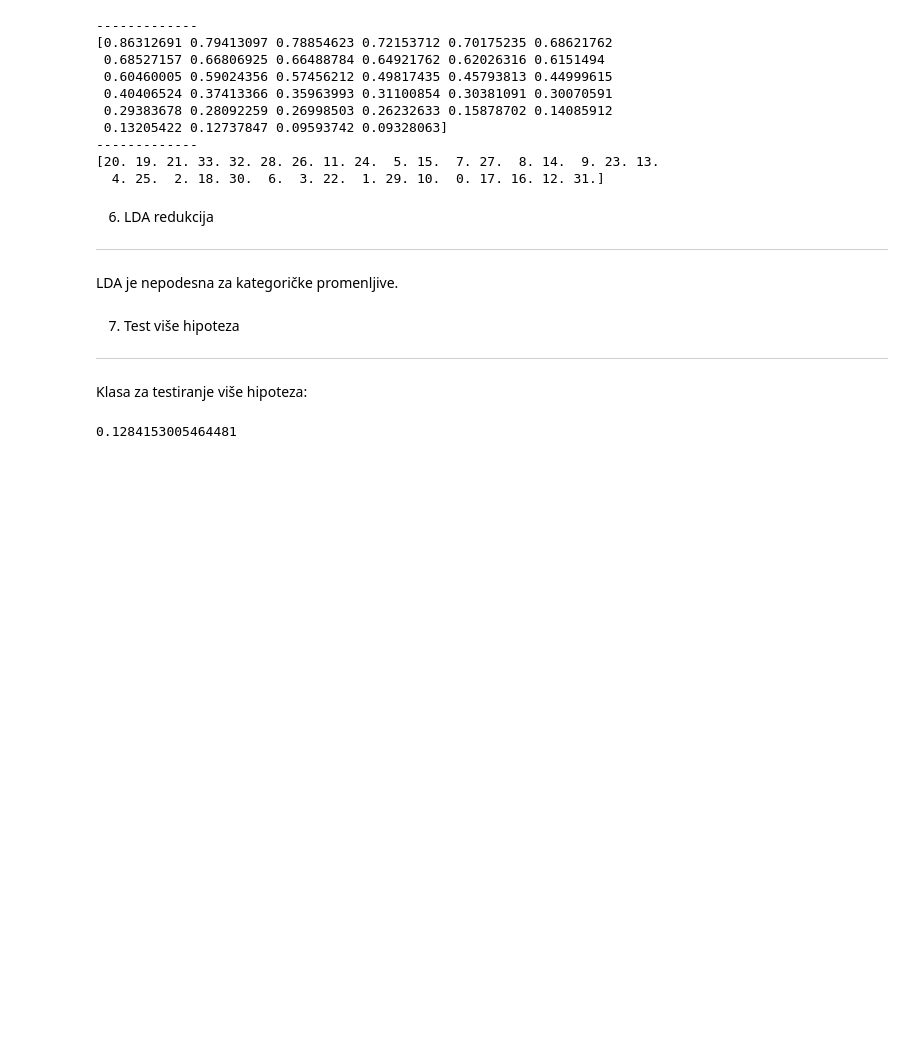
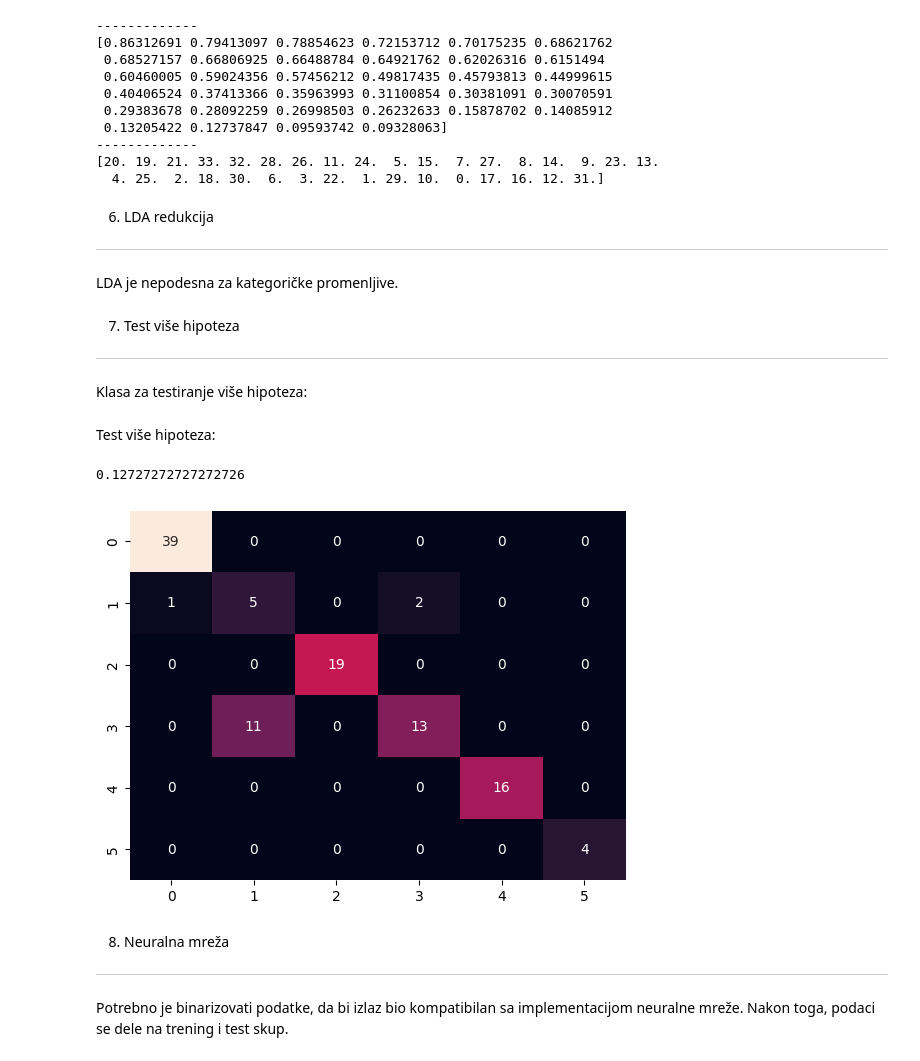
Before and after one commit to dyc0/SOM_projekat, a Jupyter notebook: main.ipynb, the cells around one changed output. Cells and saved outputs as stored; diff of their text form; code cells hidden in the pictures; blank space fills up the shorter version.

```diff
--- a/main.ipynb
+++ b/main.ipynb
@@ -315,27 +317,25 @@ class MultipleHypothesis:
             if self.clss[i] != test_classes.iloc[i]: # RUŽNO!!! Treba da oba budu isti tip, ne ovako
                 ercount += 1
         return float(ercount)/len(self.clss)
-# %%
-proportion = 0.7    # Udeo trening skupa u podacima
-
-#Deljenje podataka na trening i test
-index_permutation = rnd.permutation(D.shape[0])
-training_indices = index_permutation[0:int(proportion*D.shape[0])]
-testing_indices = index_permutation[int(proportion*D.shape[0]):]
-
-D_train = D.iloc[training_indices]
-C_train = C.iloc[training_indices]
-D_test = D.copy()#D.iloc[testing_indices]
-C_test = C.copy()#C.iloc[testing_indices]
-
-# Test više hipoteza
-mh = MultipleHypothesis()
-mh.train(D_train,C_train)
-C_approx = mh.test(D_test, C_test)
-
-print(mh.evaluate(C_test))
-# %% [output]
-0.1284153005464481
+# %% [markdown]
+Test više hipoteza:
+# %%
+D_train, D_test, C_train, C_test = train_test_split(D, C, train_size=0.7, random_state=42)
+
+# Test više hipoteza
+mh = MultipleHypothesis()
+mh.train(D_train,C_train)
+C_approx = mh.test(D_test, C_test)
+
+print(mh.evaluate(C_test))
+# %% [output]
+0.12727272727272726
+# %%
+conf_mat = confusion_matrix(C_approx, C_test)
+sns.heatmap(conf_mat,annot=True, fmt='g', cbar=False)
+plt.show()
+# %% [output]
+[figure, added]
 # %%
 # axes
 fig = plt.figure(figsize=(6,6))
@@ -368,3 +368,8 @@ ax.set_zlabel('Z Label')
 
 plt.title('Originalni')
 plt.show()
+# %% [markdown]
+8. Neuralna mreža
+---------------
+# %% [markdown]
+Potrebno je binarizovati podatke, da bi izlaz bio kompatibilan sa implementacijom neuralne mreže. Nakon toga, podaci se dele na trening i test skup.
```
Also changed, not shown: parts of 13 cells of this notebook.
